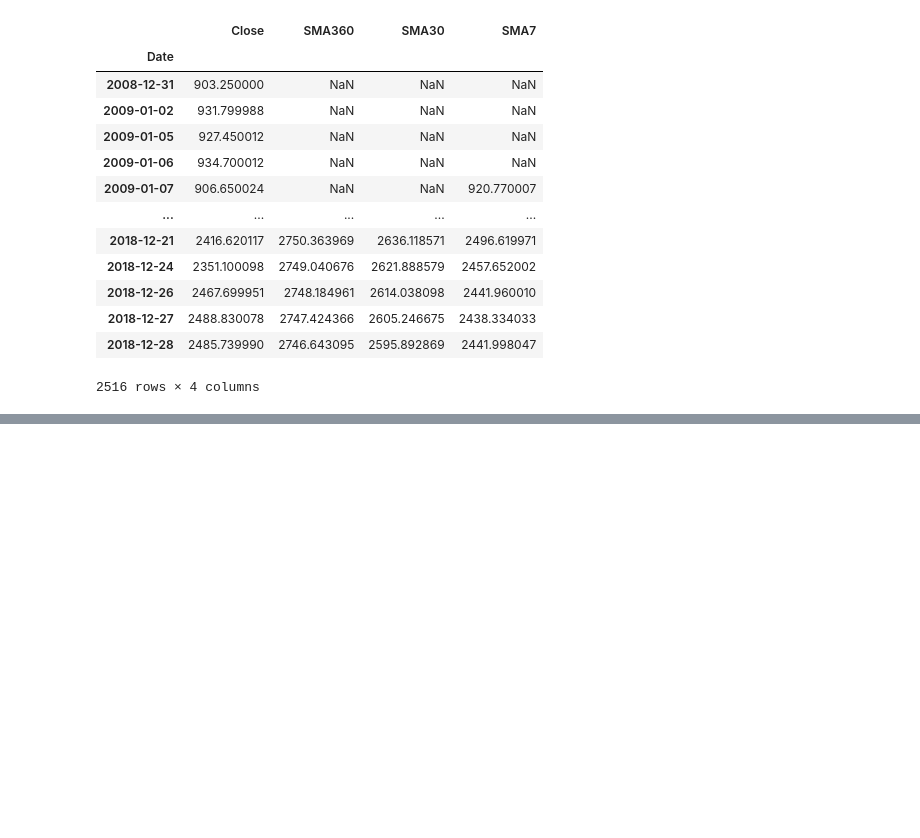
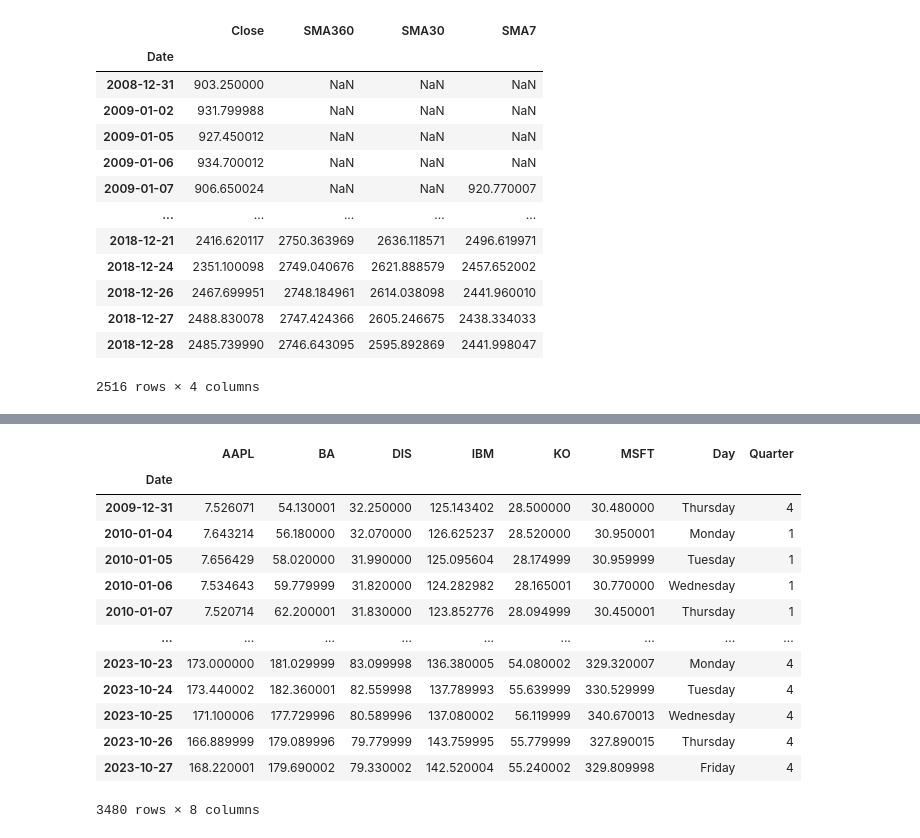
Before and after one commit to DheyaAlqaderi/TechnicalAnalysis-Gold-ML, a Jupyter notebook: Yahoo Finance practice/gold_with_usdt/Gold_Analysis.ipynb, the cells around one changed output, grey strips where cells are left out. Cells and saved outputs as stored; diff of their text form; code cells hidden in the pictures; blank space fills up the shorter version.

```diff
--- a/Yahoo Finance practice/gold_with_usdt/Gold_Analysis.ipynb
+++ b/Yahoo Finance practice/gold_with_usdt/Gold_Analysis.ipynb
@@ -949,0 +1066,3 @@ sto_date.loc['2023-10'].iplot(kind='candle')
+# %%
+cmp_stocks = pd.read_csv('cmp_stocks.csv', header=[0,1], parse_dates=[0], index_col=[0]).Close
+cmp_stocks
@@ -949,0 +1100,20 @@ sto_date.loc['2023-10'].iplot(kind='candle')
+# %%
+cmp_stocks['Day'] = cmp_stocks.index.day_name()
+cmp_stocks['Quarter'] = cmp_stocks.index.quarter
+# %%
+cmp_stocks
+# %% [output]
+|  | AAPL | BA | DIS | IBM | KO | MSFT | Day | Quarter |
+| Date |  |  |  |  |  |  |  |  |
+| 2009-12-31 | 7.526071 | 54.130001 | 32.250000 | 125.143402 | 28.500000 | 30.480000 | Thursday | 4 |
+| 2010-01-04 | 7.643214 | 56.180000 | 32.070000 | 126.625237 | 28.520000 | 30.950001 | Monday | 1 |
+| 2010-01-05 | 7.656429 | 58.020000 | 31.990000 | 125.095604 | 28.174999 | 30.959999 | Tuesday | 1 |
+| 2010-01-06 | 7.534643 | 59.779999 | 31.820000 | 124.282982 | 28.165001 | 30.770000 | Wednesday | 1 |
+| 2010-01-07 | 7.520714 | 62.200001 | 31.830000 | 123.852776 | 28.094999 | 30.450001 | Thursday | 1 |
+| ... | ... | ... | ... | ... | ... | ... | ... | ... |
+| 2023-10-23 | 173.000000 | 181.029999 | 83.099998 | 136.380005 | 54.080002 | 329.320007 | Monday | 4 |
+| 2023-10-24 | 173.440002 | 182.360001 | 82.559998 | 137.789993 | 55.639999 | 330.529999 | Tuesday | 4 |
+| 2023-10-25 | 171.100006 | 177.729996 | 80.589996 | 137.080002 | 56.119999 | 340.670013 | Wednesday | 4 |
+| 2023-10-26 | 166.889999 | 179.089996 | 79.779999 | 143.759995 | 55.779999 | 327.890015 | Thursday | 4 |
+| 2023-10-27 | 168.220001 | 179.690002 | 79.330002 | 142.520004 | 55.240002 | 329.809998 | Friday | 4 |
+3480 rows × 8 columns
```
Also changed, not shown: parts of 43 cells of this notebook, 1 other file.
